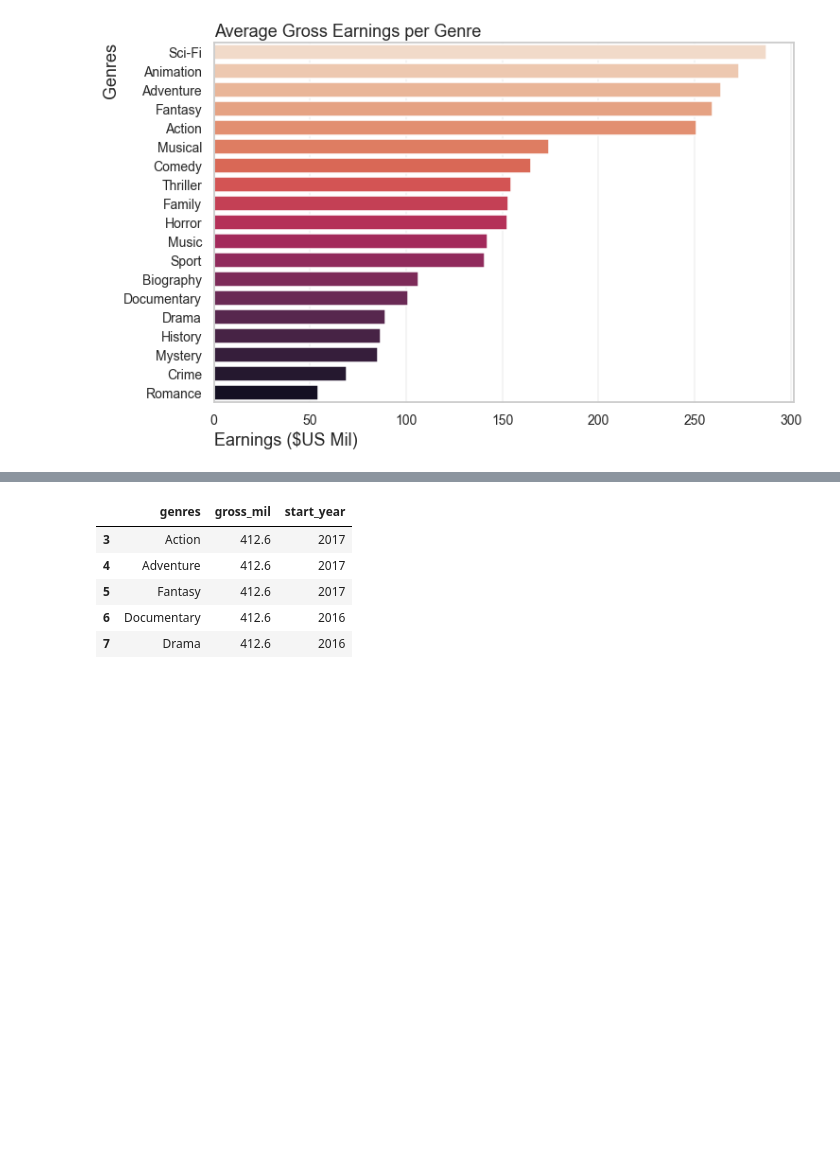
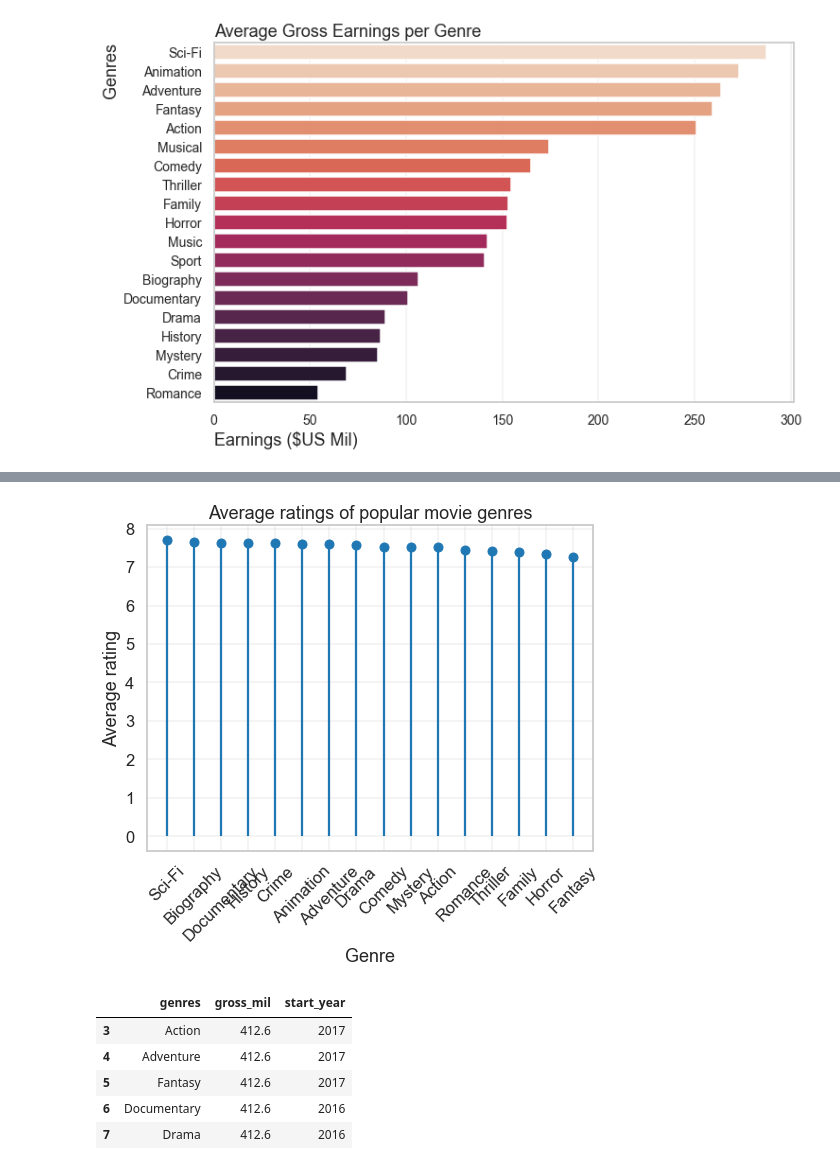
Before and after one commit to MuiruKamau/Microsoft_Movie_Analysis, a Jupyter notebook: dsc-phase1-project-template.ipynb, the cells around one changed output, grey strips where cells are left out. Saved outputs shown, nothing was run; the diff lists cells and outputs as text; code cells hidden in the pictures; blank space fills up the shorter version.

```diff
--- a/dsc-phase1-project-template.ipynb
+++ b/dsc-phase1-project-template.ipynb
@@ -558,3 +569,10 @@ plt.tick_params(labelsize=14)
 plt.show()
 # %% [output]
 [figure]
+# %%
+# Create a new dataframe with the average rating of each genre, only for genres with 7 or more ratings
+genre_ratings = movies_mini.groupby('genres').average_rating.agg(['count','mean']).sort_values(
+    by='mean', ascending=False)
+popular_genres = genre_ratings[genre_ratings['count'] >= 7]
+
+genre_ratings
@@ -561,3 +598,22 @@ plt.show()
+# %%
+import matplotlib.pyplot as plt
+
+# Create a stem plot of popular genres and their average ratings
+fig, ax = plt.subplots(figsize=(8, 6))
+ax.stem(popular_genres.index, popular_genres['mean'], use_line_collection=True, linefmt='-', markerfmt='o', basefmt=' ')
+
+# Add chart labels and title
+ax.set_xlabel('Genre')
+ax.set_ylabel('Average rating')
+ax.set_title('Average ratings of popular movie genres')
+
+# Rotate the x-axis labels for better readability
+plt.xticks(rotation=45)
+
+# Display the chart
+plt.show()
+# %% [output]
+[figure, added]
 # %%
 gross_earnings = movies_mini[['genres', 'gross_mil', 'start_year']]
 gross_earnings = gross_earnings[(gross_earnings['gross_mil'] > 150) &
```
Also changed, not shown: parts of 9 cells of this notebook.
